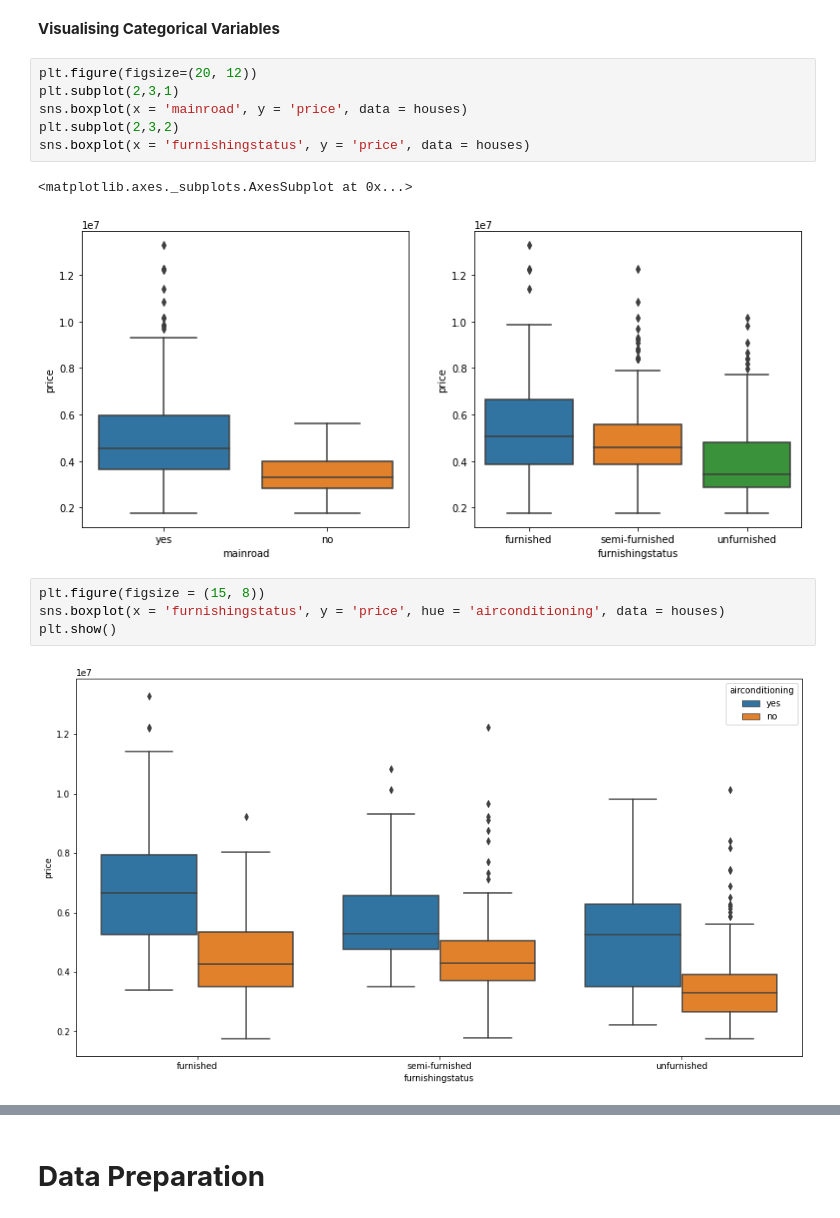
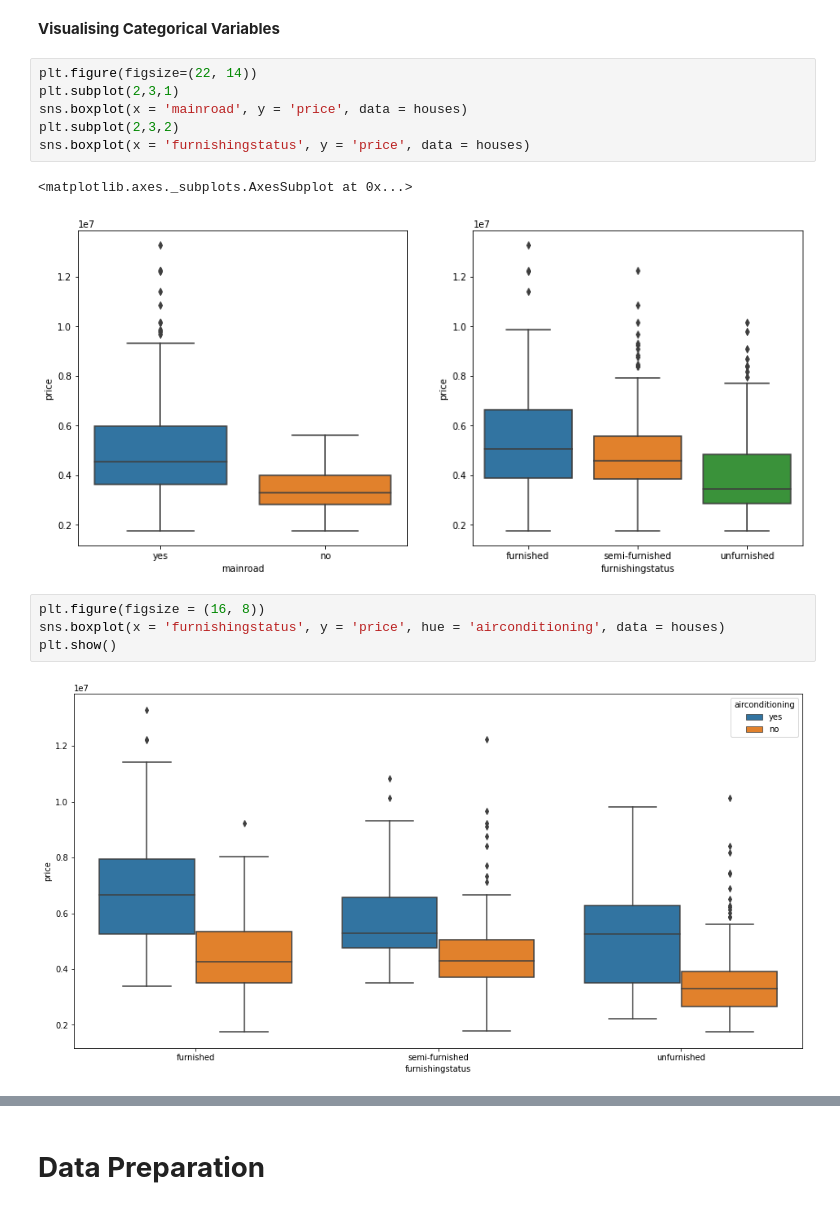
Before and after one commit to SachinduG/ML-Assignment-2, a Jupyter notebook: HousePricePrediction.ipynb, the cells around one changed output, grey strips where cells are left out. Cells and saved outputs as stored; diff of their text form.

Commit message:
plot visualization changes added

```diff
--- a/HousePricePrediction.ipynb
+++ b/HousePricePrediction.ipynb
@@ -75,17 +77,17 @@ plt.show()
 # %% [markdown]
 **Visualising Categorical Variables**
 # %%
-plt.figure(figsize=(20, 12))
+plt.figure(figsize=(22, 14))
 plt.subplot(2,3,1)
 sns.boxplot(x = 'mainroad', y = 'price', data = houses)
 plt.subplot(2,3,2)
 sns.boxplot(x = 'furnishingstatus', y = 'price', data = houses)
 # %% [output]
 <matplotlib.axes._subplots.AxesSubplot at 0x...>
-[figure, old version]
+[figure, new version]
 # %%
-plt.figure(figsize = (15, 8))
+plt.figure(figsize = (16, 8))
 sns.boxplot(x = 'furnishingstatus', y = 'price', hue = 'airconditioning', data = houses)
 plt.show()
 # %% [output]
-[figure, old version]
+[figure, new version]
```
Also changed, not shown: parts of 10 cells of this notebook.
